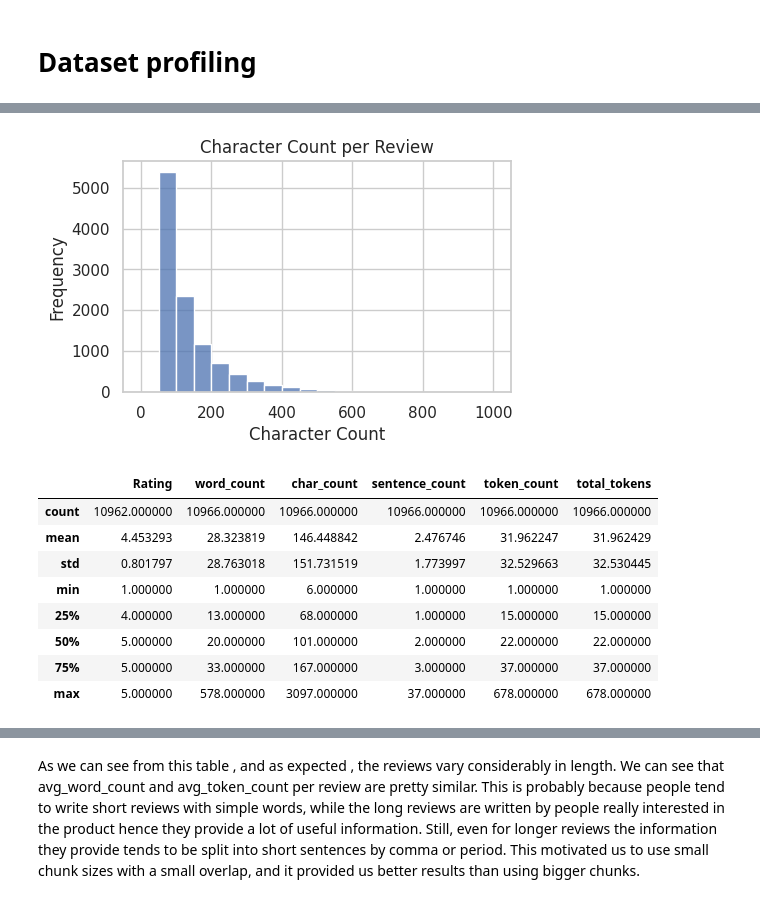
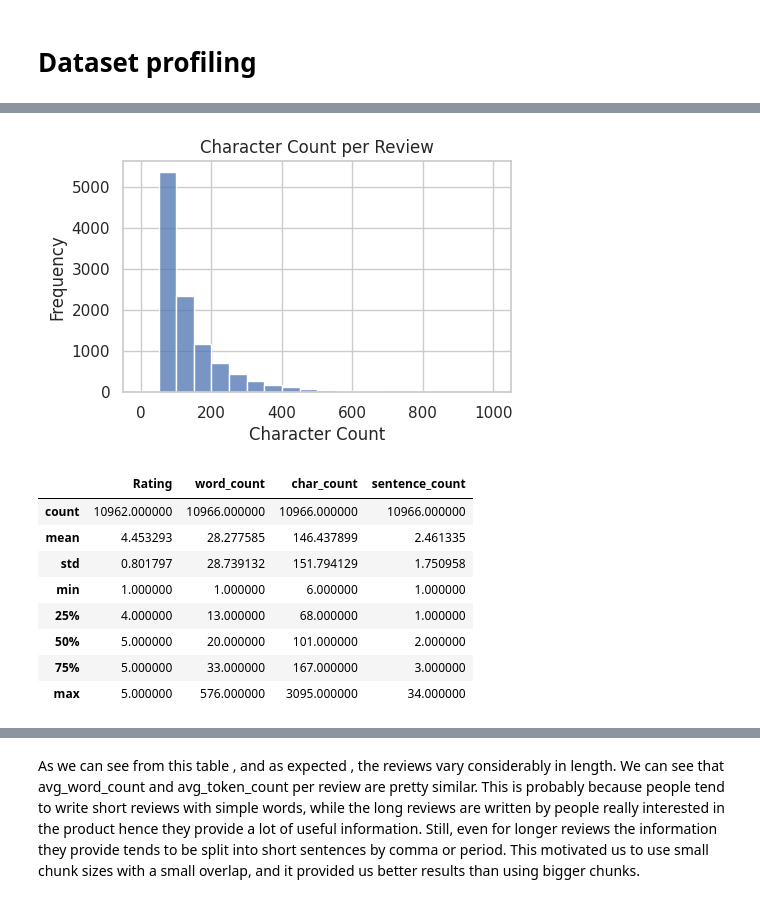
Before and after one commit to zxb-97/NLP1, a Jupyter notebook: NLPproject.ipynb, the cells around one changed output, grey strips where cells are left out. Saved outputs shown, nothing was run; the diff lists cells and outputs as text; code cells hidden in the pictures.

```diff
--- a/NLPproject.ipynb
+++ b/NLPproject.ipynb
@@ -94,84 +97,70 @@ df = pd.read_csv('parsedReviews.csv')
 
 '''
 Clean dataset
+
 '''
-# Replace quotes with whitespace and ensure there is one whitespace at max between words
-df['cleaned_review_text'] = df['Review'].str.replace('"', ' ').str.replace(r'\s+', ' ', regex=True) # Replace multiple whitespaces with only one
+
+df['cleaned_review_text'] = df['Review'].str.replace(r'\s+', ' ', regex=True) # Replace multiple whitespaces with only one
+
 df['cleaned_review_text'] = df['cleaned_review_text'].str.replace('\.+', '.') # Replace multiple periods with one period
+
+# This function removes whitespaces before a comma or period
 def strip_whitespace_preceding_punctuation(text):
     return re.sub(r'\s+([.,])', r'\1', text)
 
-# Apply the function to the specified column
+
 df['cleaned_review_text'] = df['cleaned_review_text'].apply(strip_whitespace_preceding_punctuation)
+
+# Convert text to lowercase
+df['cleaned_review_text'] = df['cleaned_review_text'].str.lower()
 # %% [markdown]
 # Dataset profiling
 # %%
 import pandas as pd
 from nltk.tokenize import word_tokenize, sent_tokenize
 import nltk
-nltk.download('stopwords')
-nltk.download('punkt')
-
 import matplotlib.pyplot as plt
 import seaborn as sns
 
-# TODO :
-
-# Fix a little bit statistics
-
-
-
+nltk.download('stopwords')
+nltk.download('punkt')
 
 '''
 Descriptive statistics
 
 '''
-# Calculate word count
+# Compute word count
 df['word_count'] = df['cleaned_review_text'].apply(lambda x: len(x.split(" ")))
 average_word_count = df['word_count'].mean()
+variance_word_count = df['word_count'].var()
 
-# Calculate character count
+# Compute character count
 df['char_count'] = df['cleaned_review_text'].apply(len)
+
 average_char_count = df['char_count'].mean()
 variance_char_count = df['char_count'].var()
 
-# Calculate sentence count
+# Compute sentence count
 df['sentence_count'] = df['cleaned_review_text'].apply(lambda x: len(sent_tokenize(x)))
+
 average_sentence_count = df['sentence_count'].mean()
 variance_sentence_count = df['sentence_count'].var()
 
-# Calculate token count
-df['token_count'] = df['cleaned_review_text'].apply(lambda x: len(word_tokenize(x)))
-average_token_count = df['token_count'].mean()
-variance_token_count = df['token_count'].var()
-
-# Tokenize sentences and count tokens per sentence
-def count_tokens_per_sentence(review):
-    sentences = sent_tokenize(review)
-    token_counts = [len(word_tokenize(sentence)) for sentence in sentences]
-    return token_counts
-
-df['tokens_per_sentence'] = df['cleaned_review_text'].apply(count_tokens_per_sentence)
-
-# Flatten the list of token counts per sentence to get total token count per review
-df['total_tokens'] = df['tokens_per_sentence'].apply(sum)
-
-# Calculate mean and variance of token counts per sentence across all reviews
-all_token_counts = [token_count for review_token_counts in df['tokens_per_sentence'] for token_count in review_token_counts]
-mean_token_count_per_sentence = pd.Series(all_token_counts).mean()
-variance_token_count_per_sentence = pd.Series(all_token_counts).var()
 
 
+'''
 
+This plot will help us visualize the distribution of characters among the reviews
 
-# Set plot style
+'''
+# Plot style
 sns.set(style="whitegrid")
 
 # Create the plot
 plt.figure(figsize=(5, 3))
 sns.histplot(df['char_count'], bins=range(0, 1001, 50), kde=False)
 
-# Add titles and labels
+# Add labels
 plt.title('Character Count per Review')
 plt.xlabel('Character Count')
 plt.ylabel('Frequency')
@@ -179,8 +168,7 @@ plt.ylabel('Frequency')
 # Show the plot
 plt.show()
 
-
-
+# Table with a summary of the computed statistics
 df.describe()
 # %% [output]
 [nltk_data] Downloading package stopwords to /root/nltk_data...
@@ -190,10 +178,10 @@ df.describe()
 [figure]
-|  | Rating | word_count | char_count | sentence_count | token_count | total_tokens |
-| count | 10962.000000 | 10966.000000 | 10966.000000 | 10966.000000 | 10966.000000 | 10966.000000 |
-| mean | 4.453293 | 28.323819 | 146.448842 | 2.476746 | 31.962247 | 31.962429 |
-| std | 0.801797 | 28.763018 | 151.731519 | 1.773997 | 32.529663 | 32.530445 |
-| min | 1.000000 | 1.000000 | 6.000000 | 1.000000 | 1.000000 | 1.000000 |
-| 25% | 4.000000 | 13.000000 | 68.000000 | 1.000000 | 15.000000 | 15.000000 |
-| 50% | 5.000000 | 20.000000 | 101.000000 | 2.000000 | 22.000000 | 22.000000 |
-| 75% | 5.000000 | 33.000000 | 167.000000 | 3.000000 | 37.000000 | 37.000000 |
-| max | 5.000000 | 578.000000 | 3097.000000 | 37.000000 | 678.000000 | 678.000000 |
+|  | Rating | word_count | char_count | sentence_count |
+| count | 10962.000000 | 10966.000000 | 10966.000000 | 10966.000000 |
+| mean | 4.453293 | 28.277585 | 146.437899 | 2.461335 |
+| std | 0.801797 | 28.739132 | 151.794129 | 1.750958 |
+| min | 1.000000 | 1.000000 | 6.000000 | 1.000000 |
+| 25% | 4.000000 | 13.000000 | 68.000000 | 1.000000 |
+| 50% | 5.000000 | 20.000000 | 101.000000 | 2.000000 |
+| 75% | 5.000000 | 33.000000 | 167.000000 | 3.000000 |
+| max | 5.000000 | 576.000000 | 3095.000000 | 34.000000 |
```
Also changed, not shown: parts of 24 cells of this notebook.
